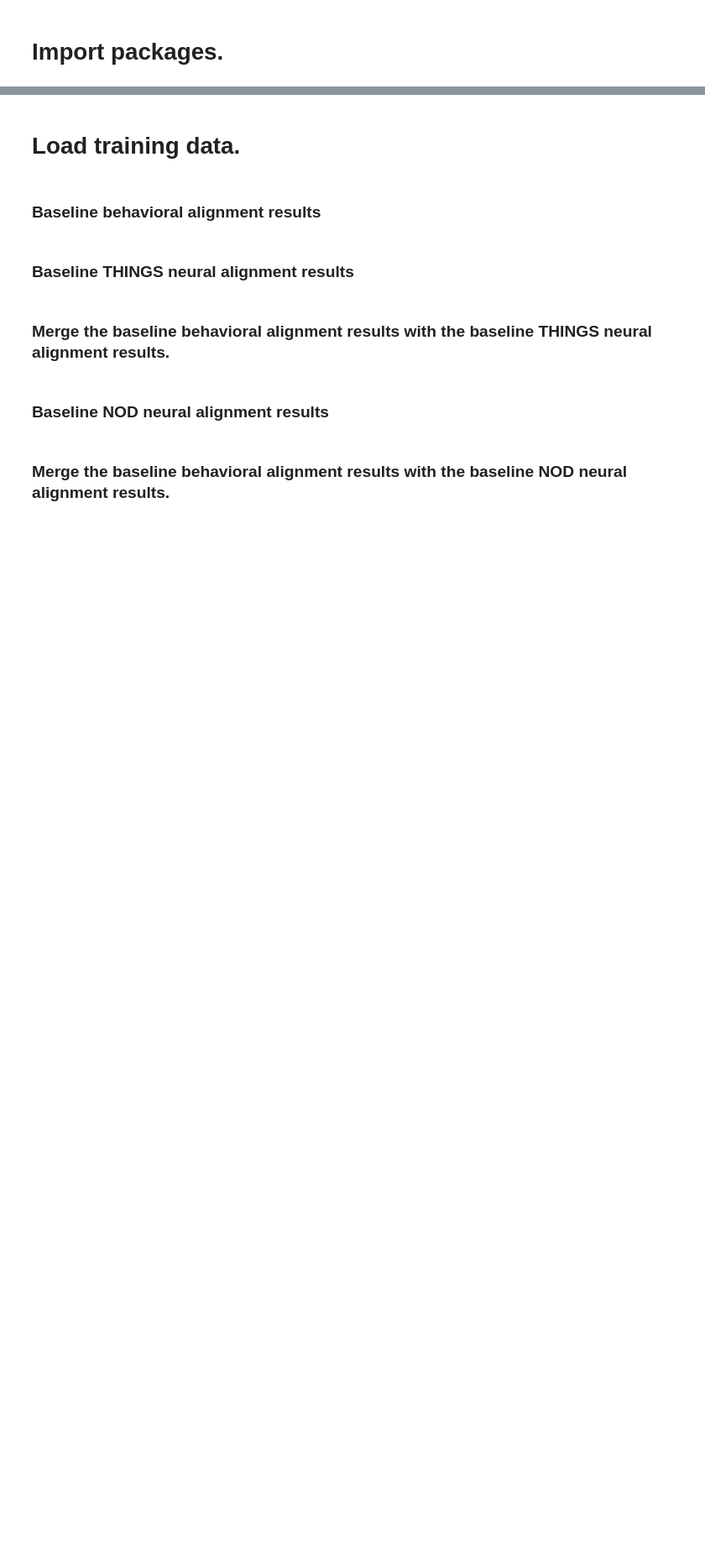
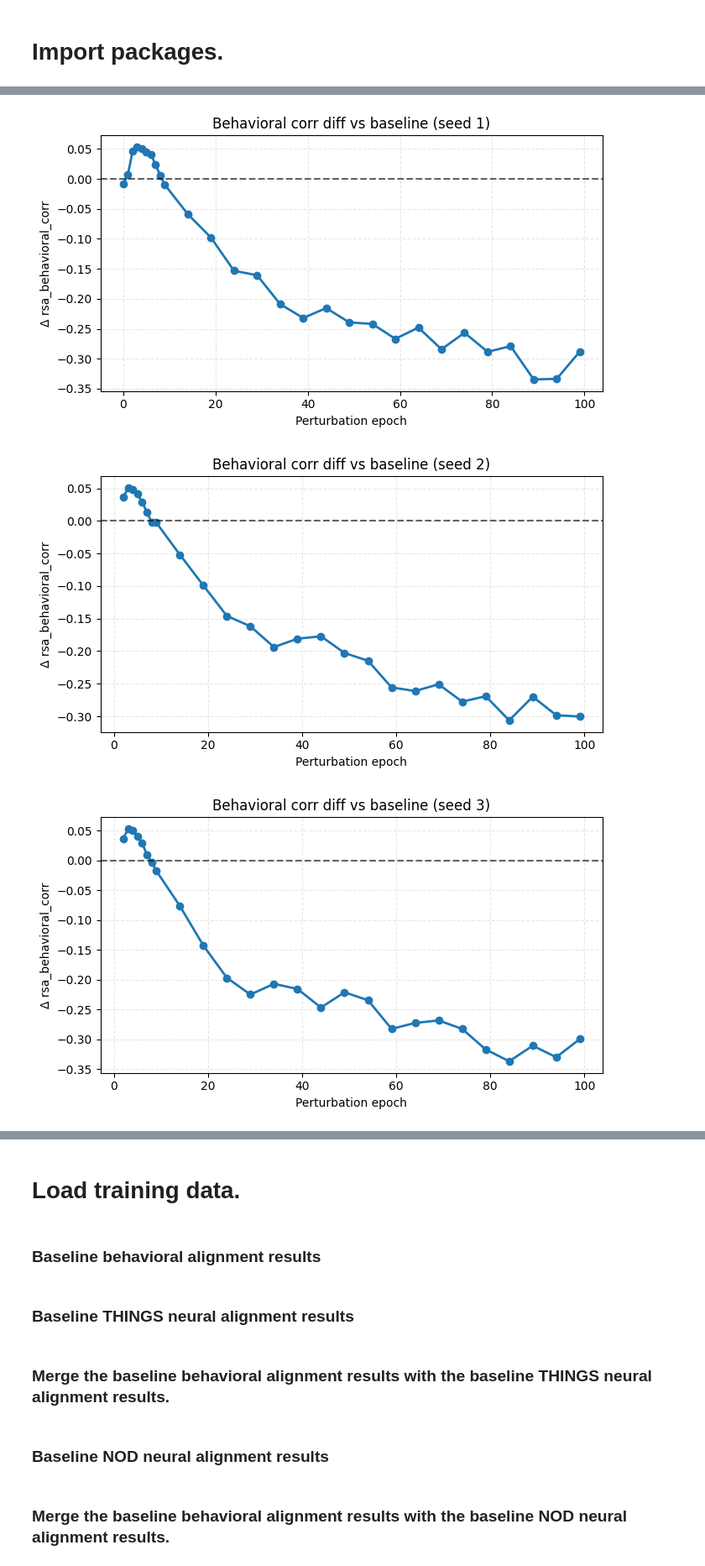
Before and after one commit to marrenj/cvpr_perturbations, a Jupyter notebook: notebooks/figures/all_figures.ipynb, the cells around one changed output, grey strips where cells are left out. Shown at 84% size. Saved outputs shown, nothing was run; the diff lists cells and outputs as text; code cells hidden in the pictures; blank space fills up the shorter version.

```diff
--- a/notebooks/figures/all_figures.ipynb
+++ b/notebooks/figures/all_figures.ipynb
@@ -27,0 +199,25 @@ from notebooks.utils.merge_neural_behavioral import merge_behavioral_and_neural
+# %%
+# Convert to DataFrame with rows=epoch, columns=seed, values=diff (mean over series if needed)
+records = []
+for (seed, epoch_key), diff_val in sweep_ba_diff.items():
+    val = float(diff_val)
+    records.append({'seed': seed, 'epoch': epoch_key, 'diff': val})
+
+diff_df = pd.DataFrame(records)
+
+# Plot one figure per seed
+for seed, g in diff_df.groupby('seed'):
+    g = g.sort_values('epoch')
+    plt.figure(figsize=(7,4))
+    plt.plot(g['epoch'], g['diff'], marker='o', lw=2)
+    plt.axhline(0, color='black', linestyle='--', alpha=0.6)
+    plt.title(f'Behavioral corr diff vs baseline (seed {seed})')
+    plt.xlabel('Perturbation epoch')
+    plt.ylabel('Δ rsa_behavioral_corr')
+    plt.grid(True, linestyle='--', alpha=0.3)
+    plt.tight_layout()
+    plt.show()
+# %% [output]
+[figure, added]
+[figure, added]
+[figure, added]
```
Also changed, not shown: parts of 14 cells of this notebook.
